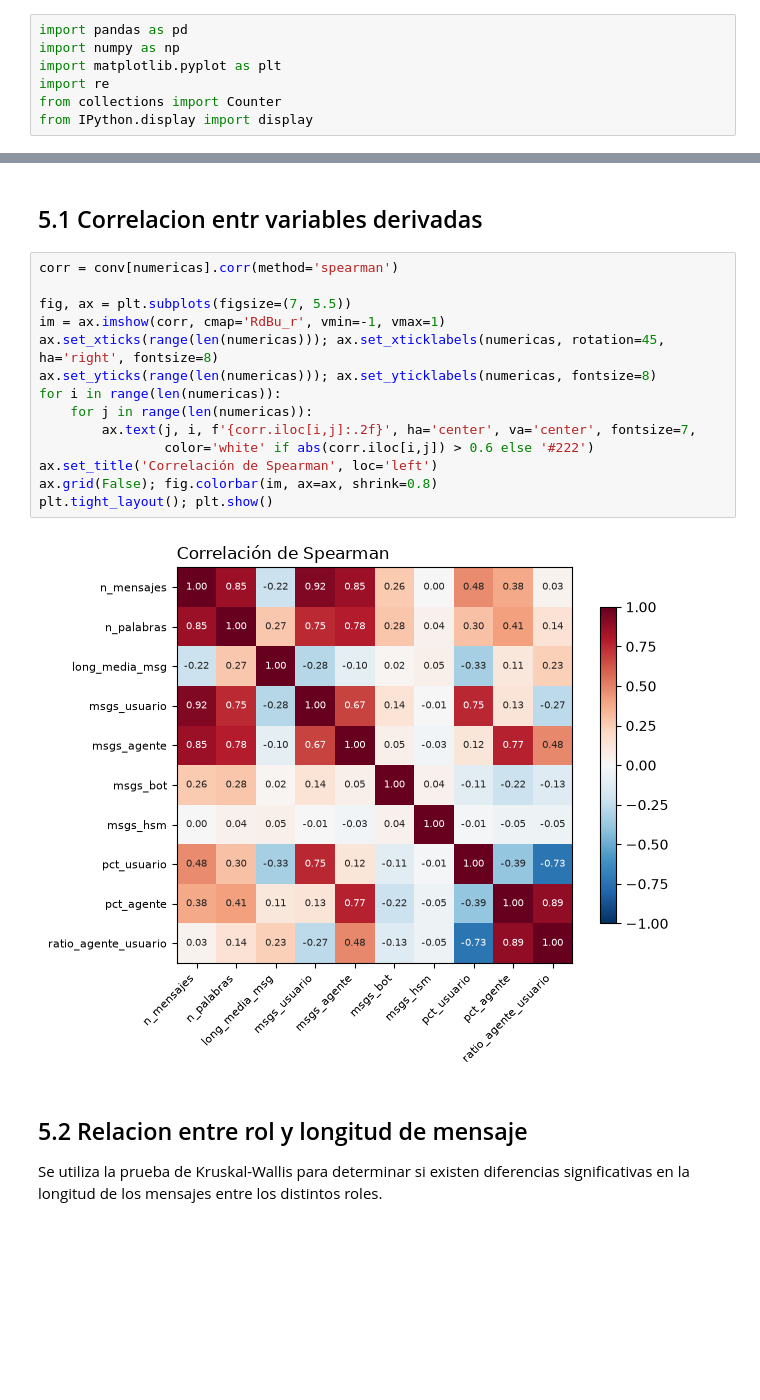
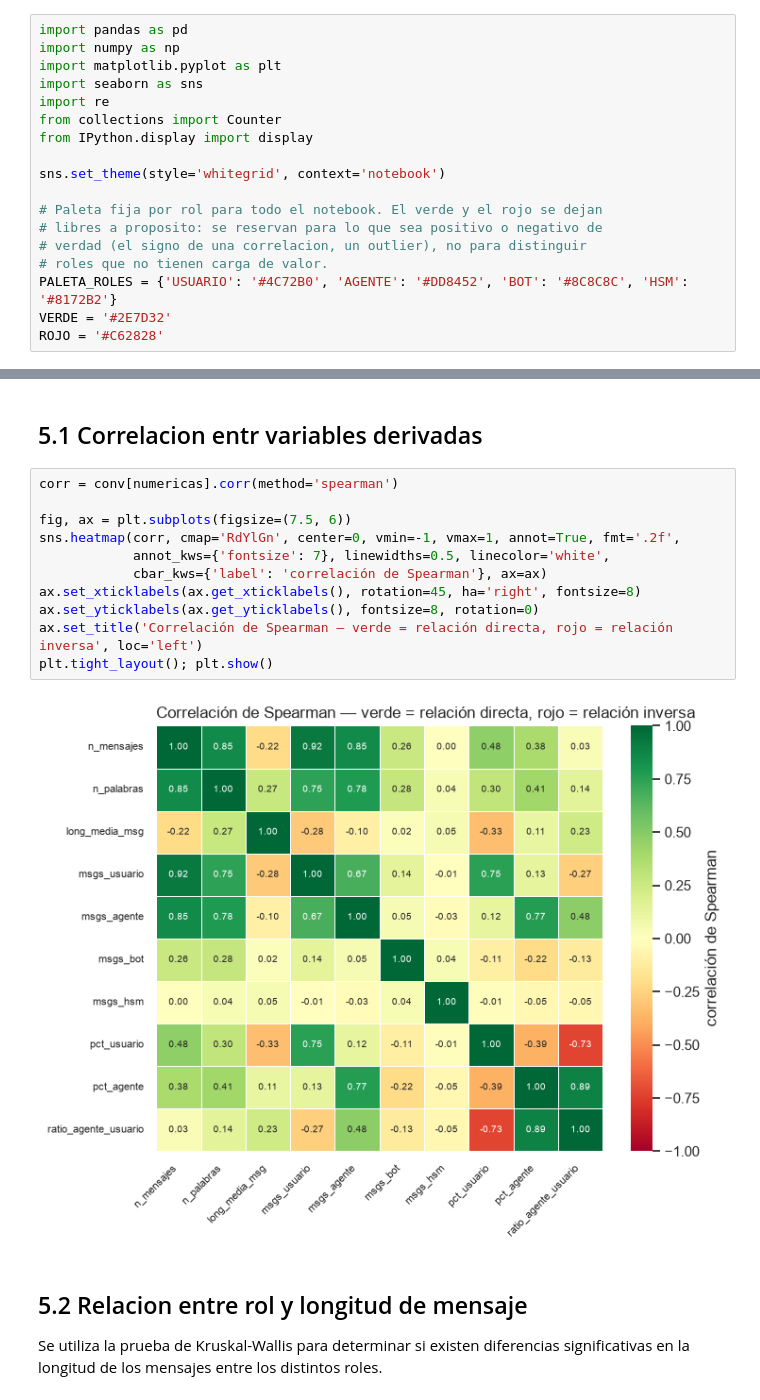
Before and after one commit to Andr3sMor/Nexa-EDA, a Jupyter notebook: notebooks/00_EDA.ipynb, the cells around one changed output, grey strips where cells are left out. Saved outputs shown, nothing was run; the diff lists cells and outputs as text; blank space fills up the shorter version.

```diff
--- a/notebooks/00_EDA.ipynb
+++ b/notebooks/00_EDA.ipynb
@@ -2,9 +2,20 @@
 import pandas as pd
 import numpy as np
 import matplotlib.pyplot as plt
+import seaborn as sns
 import re
 from collections import Counter
 from IPython.display import display
+
+sns.set_theme(style='whitegrid', context='notebook')
+
+# Paleta fija por rol para todo el notebook. El verde y el rojo se dejan
+# libres a proposito: se reservan para lo que sea positivo o negativo de
+# verdad (el signo de una correlacion, un outlier), no para distinguir
+# roles que no tienen carga de valor.
+PALETA_ROLES = {'USUARIO': '#4C72B0', 'AGENTE': '#DD8452', 'BOT': '#8C8C8C', 'HSM': '#8172B2'}
+VERDE = '#2E7D32'
+ROJO = '#C62828'
 # %%
 df = pd.read_excel("../Prueba 2/Base sintetica conversaciones.xlsx")
 # %% [markdown]
@@ -500,19 +515,16 @@ Percentiles de mensajes del agente:
 # %%
 corr = conv[numericas].corr(method='spearman')
 
-fig, ax = plt.subplots(figsize=(7, 5.5))
-im = ax.imshow(corr, cmap='RdBu_r', vmin=-1, vmax=1)
-ax.set_xticks(range(len(numericas))); ax.set_xticklabels(numericas, rotation=45, ha='right', fontsize=8)
-ax.set_yticks(range(len(numericas))); ax.set_yticklabels(numericas, fontsize=8)
-for i in range(len(numericas)):
-    for j in range(len(numericas)):
-        ax.text(j, i, f'{corr.iloc[i,j]:.2f}', ha='center', va='center', fontsize=7,
-                color='white' if abs(corr.iloc[i,j]) > 0.6 else '#222')
-ax.set_title('Correlación de Spearman', loc='left')
-ax.grid(False); fig.colorbar(im, ax=ax, shrink=0.8)
+fig, ax = plt.subplots(figsize=(7.5, 6))
+sns.heatmap(corr, cmap='RdYlGn', center=0, vmin=-1, vmax=1, annot=True, fmt='.2f',
+            annot_kws={'fontsize': 7}, linewidths=0.5, linecolor='white',
+            cbar_kws={'label': 'correlación de Spearman'}, ax=ax)
+ax.set_xticklabels(ax.get_xticklabels(), rotation=45, ha='right', fontsize=8)
+ax.set_yticklabels(ax.get_yticklabels(), fontsize=8, rotation=0)
+ax.set_title('Correlación de Spearman — verde = relación directa, rojo = relación inversa', loc='left')
 plt.tight_layout(); plt.show()
 # %% [output]
-[figure, old version]
+[figure, new version]
 # %% [markdown]
 ## 5.2 Relacion entre rol y longitud de mensaje
 
```
Also changed, not shown: parts of 6 cells of this notebook, 32 other files.
